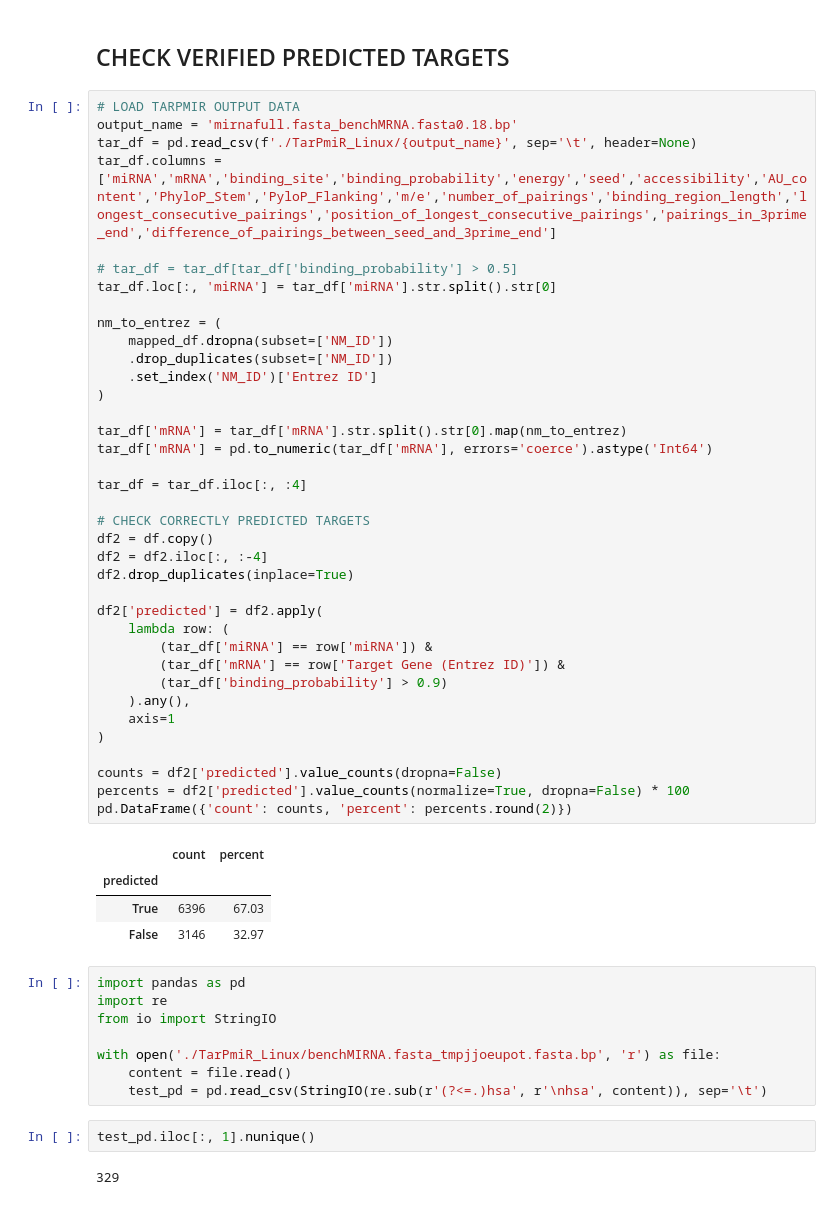
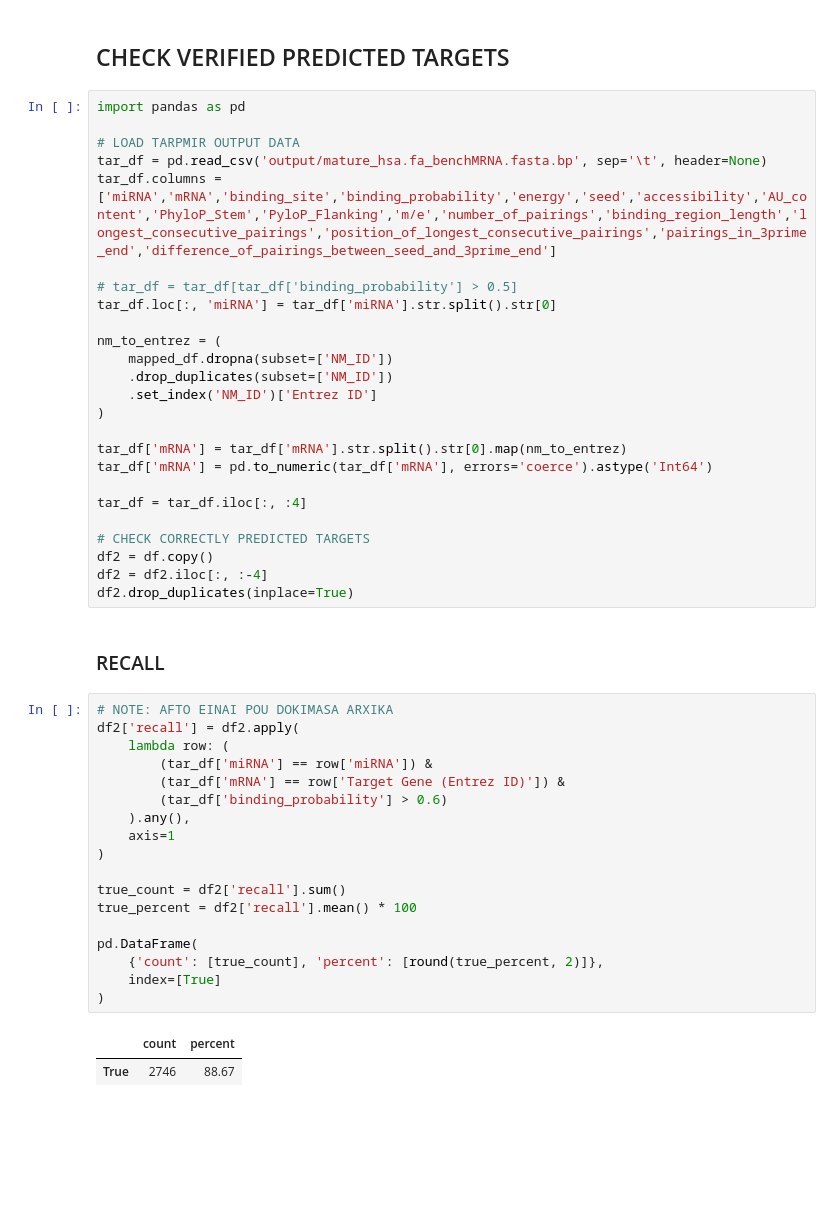
Before and after one commit to nntavantzis/ptixiaki, a Jupyter notebook: benchmark.ipynb, the cells around one changed output. Drawn from its saved outputs; the diff is of its cells as text; blank space fills up the shorter version.

```diff
--- a/benchmark.ipynb
+++ b/benchmark.ipynb
@@ -154,9 +141,10 @@ print(sorted(bench_miRNAs.keys()))
 # %% [markdown]
 ## CHECK VERIFIED PREDICTED TARGETS
 # %%
+import pandas as pd
+
 # LOAD TARPMIR OUTPUT DATA
-output_name = 'mirnafull.fasta_benchMRNA.fasta0.18.bp'
-tar_df = pd.read_csv(f'./TarPmiR_Linux/{output_name}', sep='\t', header=None)
+tar_df = pd.read_csv('output/mature_hsa.fa_benchMRNA.fasta.bp', sep='\t', header=None)
 tar_df.columns = ['miRNA','mRNA','binding_site','binding_probability','energy','seed','accessibility','AU_content','PhyloP_Stem','PyloP_Flanking','m/e','number_of_pairings','binding_region_length','longest_consecutive_pairings','position_of_longest_consecutive_pairings','pairings_in_3prime_end','difference_of_pairings_between_seed_and_3prime_end']
 
 # tar_df = tar_df[tar_df['binding_probability'] > 0.5]
@@ -177,33 +165,26 @@ tar_df = tar_df.iloc[:, :4]
 df2 = df.copy()
 df2 = df2.iloc[:, :-4]
 df2.drop_duplicates(inplace=True)
-
-df2['predicted'] = df2.apply(
-    lambda row: (
-        (tar_df['miRNA'] == row['miRNA']) &
-        (tar_df['mRNA'] == row['Target Gene (Entrez ID)']) &
-        (tar_df['binding_probability'] > 0.9)
-    ).any(),
-    axis=1
-)
-
-counts = df2['predicted'].value_counts(dropna=False)
-percents = df2['predicted'].value_counts(normalize=True, dropna=False) * 100
-pd.DataFrame({'count': counts, 'percent': percents.round(2)})
-# %% [output]
-|  | count | percent |
-| predicted |  |  |
-| True | 6396 | 67.03 |
-| False | 3146 | 32.97 |
-# %%
-import pandas as pd
-import re
-from io import StringIO
-
-with open('./TarPmiR_Linux/benchMIRNA.fasta_tmpjjoeupot.fasta.bp', 'r') as file:
-    content = file.read()
-    test_pd = pd.read_csv(StringIO(re.sub(r'(?<=.)hsa', r'\nhsa', content)), sep='\t')
-# %%
-test_pd.iloc[:, 1].nunique()
-# %% [output]
-329
+# %% [markdown]
+### RECALL
+# %%
+# NOTE: AFTO EINAI POU DOKIMASA ARXIKA
+df2['recall'] = df2.apply(
+    lambda row: (
+        (tar_df['miRNA'] == row['miRNA']) &
+        (tar_df['mRNA'] == row['Target Gene (Entrez ID)']) &
+        (tar_df['binding_probability'] > 0.6)
+    ).any(),
+    axis=1
+)
+
+true_count = df2['recall'].sum()
+true_percent = df2['recall'].mean() * 100
+
+pd.DataFrame(
+    {'count': [true_count], 'percent': [round(true_percent, 2)]},
+    index=[True]
+)
+# %% [output]
+|  | count | percent |
+| True | 2746 | 88.67 |
```
Also changed, not shown: parts of 15 cells of this notebook, 3 other files.
